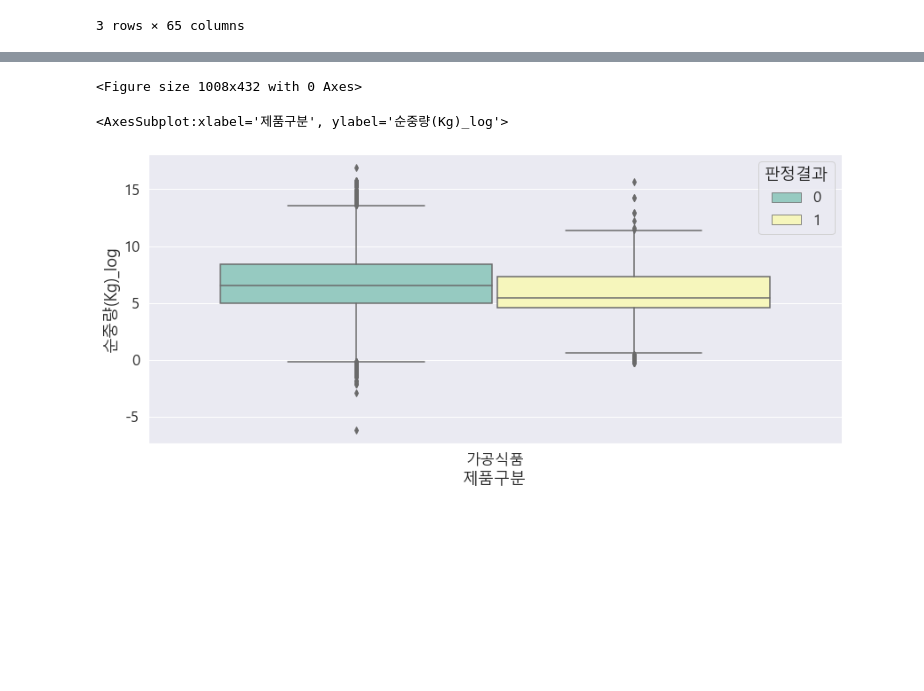
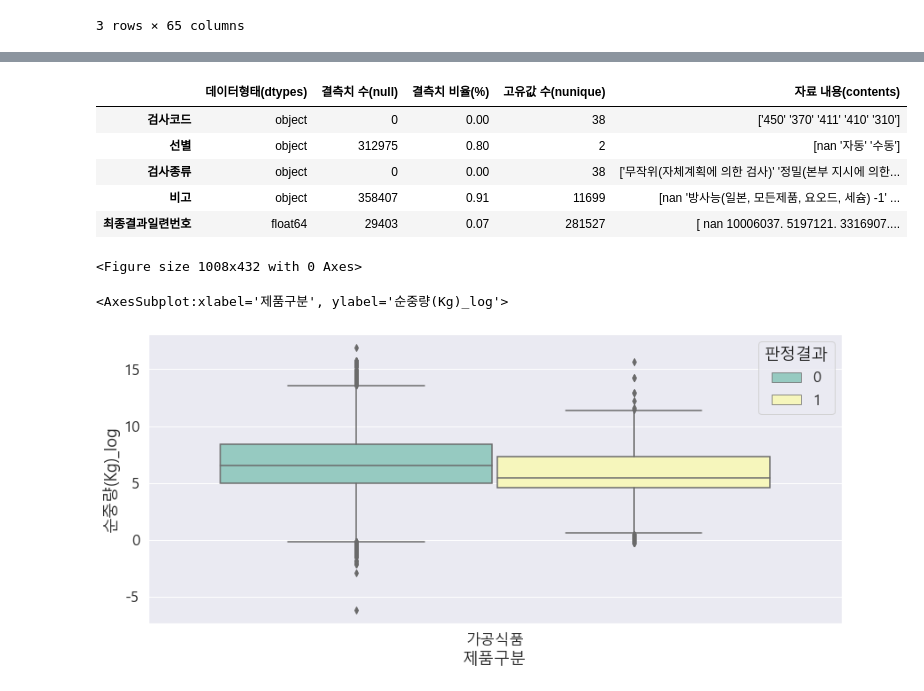
Before and after one commit to ancestor9/smart-food, a Jupyter notebook: 01_수입식품_data_split_fe_smote_predict.ipynb, the cells around one changed output, grey strips where cells are left out. Drawn from its saved outputs; the diff is of its cells as text; code cells hidden in the pictures; blank space fills up the shorter version.

```diff
--- a/01_수입식품_data_split_fe_smote_predict.ipynb
+++ b/01_수입식품_data_split_fe_smote_predict.ipynb
@@ -71,3 +126,12 @@ summary(df)
+# %%
+summary(df)[60:100]
+# %% [output]
+|  | 데이터형태(dtypes) | 결측치 수(null) | 결측치 비율(%) | 고유값 수(nunique) | 자료 내용(contents) |
+| 검사코드 | object | 0 | 0.00 | 38 | ['450' '370' '411' '410' '310'] |
+| 선별 | object | 312975 | 0.80 | 2 | [nan '자동' '수동'] |
+| 검사종류 | object | 0 | 0.00 | 38 | ['무작위(자체계획에 의한 검사)' '정밀(본부 지시에 의한... |
+| 비고 | object | 358407 | 0.91 | 11699 | [nan '방사능(일본, 모든제품, 요오드, 세슘) -1' ... |
+| 최종결과일련번호 | float64 | 29403 | 0.07 | 281527 | [ nan 10006037. 5197121. 3316907.... |
 # %%
 df['순중량(Kg)_log'] = np.log(df['순중량(Kg)'])
 df['과세가격_log'] = np.log(df['과세가격'])
```
Also changed, not shown: parts of 9 cells of this notebook, 2 other files.
